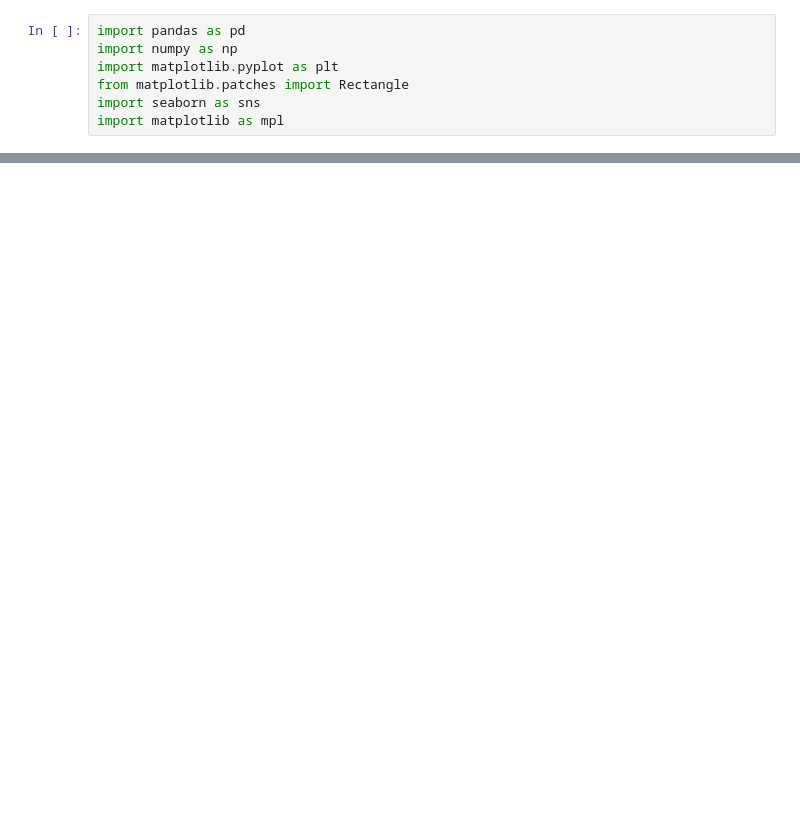
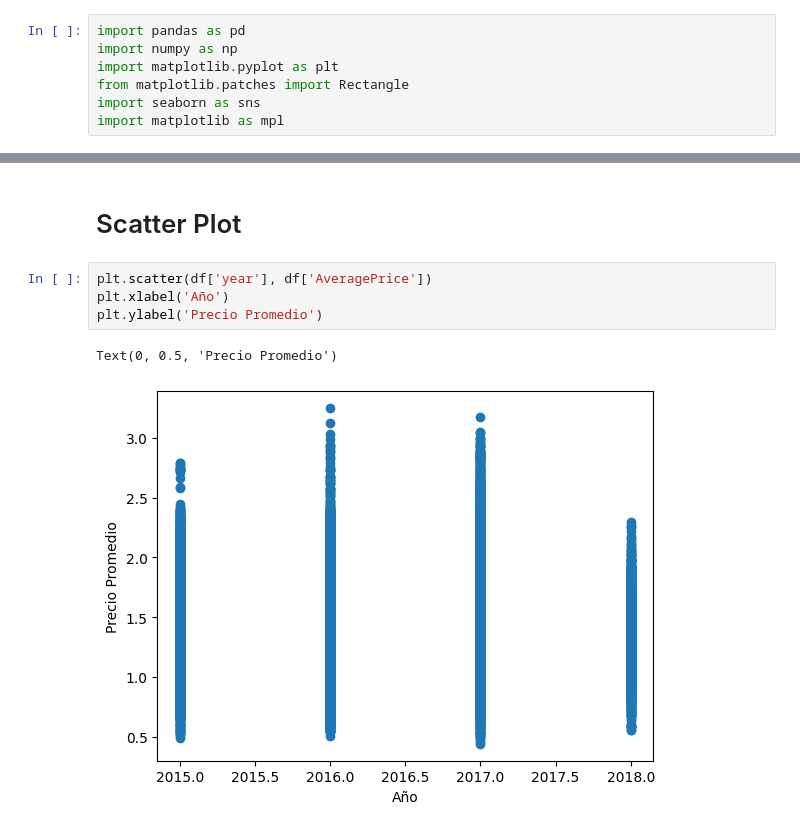
Before and after one commit to FacundoCardozo5/CoderHouse_CH-32845, a Jupyter notebook: notebooks/VisualizaciónCardozo.ipynb, the cells around one changed output, grey strips where cells are left out. Cells and saved outputs as stored; diff of their text form; blank space fills up the shorter version.

```diff
--- a/notebooks/VisualizaciónCardozo.ipynb
+++ b/notebooks/VisualizaciónCardozo.ipynb
@@ -77,0 +170,9 @@ TypeError: float() argument must be a string or a real number, not 'type'
+# %% [markdown]
+# Scatter Plot
+# %%
+plt.scatter(df['year'], df['AveragePrice'])
+plt.xlabel('Año')
+plt.ylabel('Precio Promedio')
+# %% [output]
+Text(0, 0.5, 'Precio Promedio')
+[figure, added]
```
Also changed, not shown: parts of 22 cells of this notebook, 1 other file.
